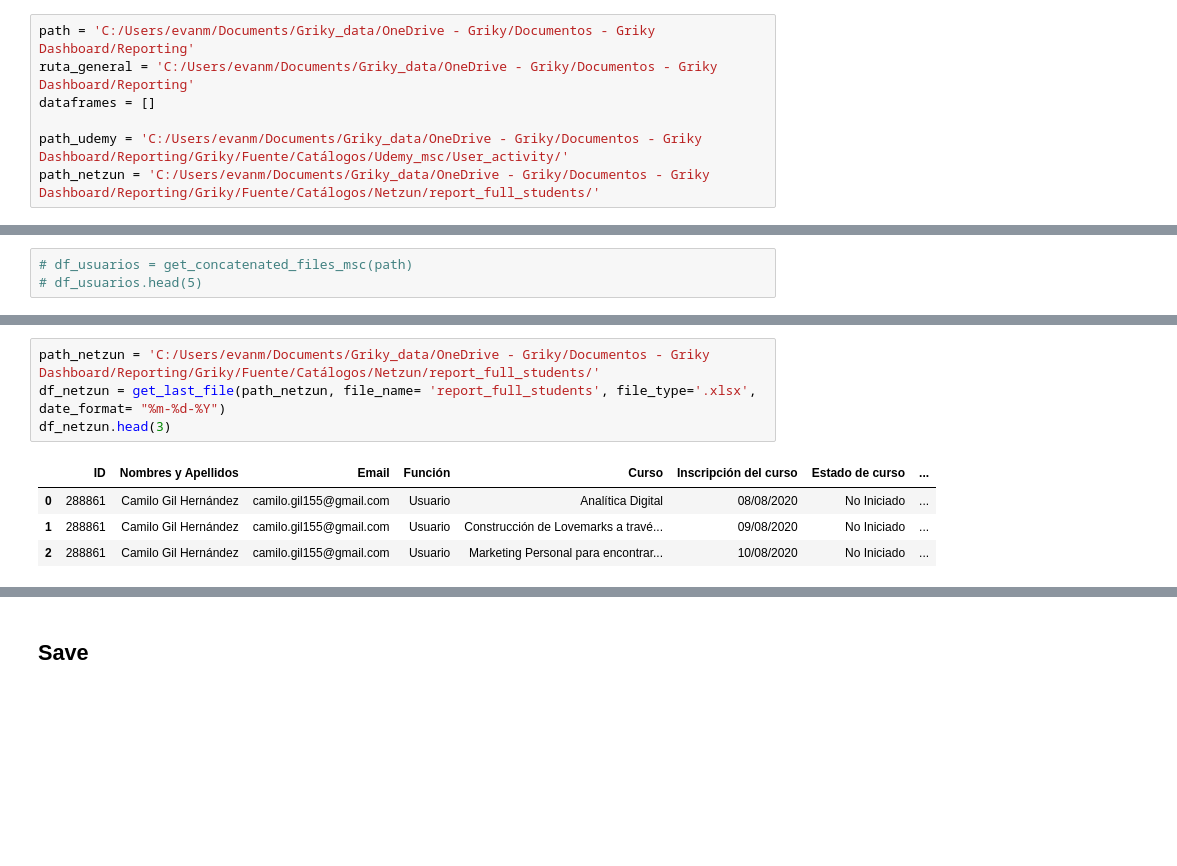
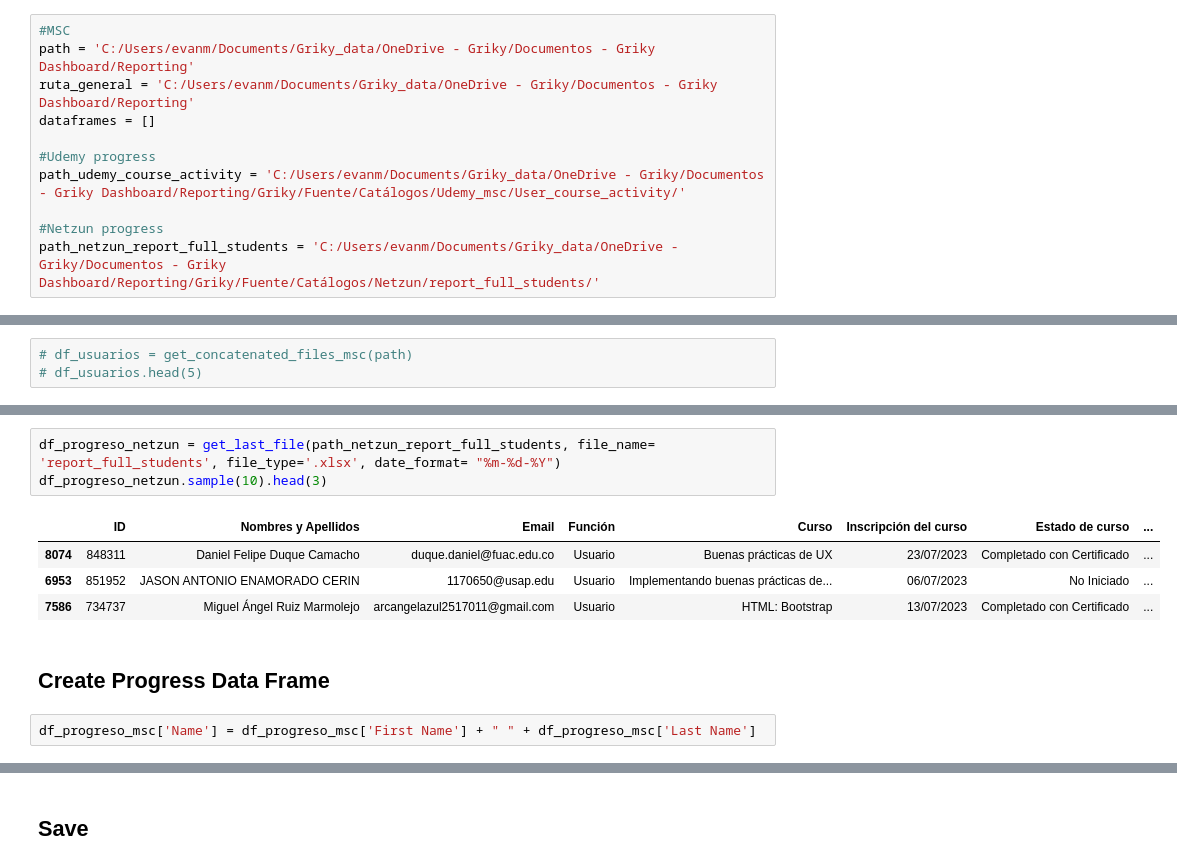
Before and after one commit to estebangaviria/Reporting_Data, a Jupyter notebook: main_.ipynb, the cells around one changed output, grey strips where cells are left out. Cells and saved outputs as stored; diff of their text form; blank space fills up the shorter version.

```diff
--- a/main_.ipynb
+++ b/main_.ipynb
@@ -10,12 +10,16 @@ import glob
 # %% [markdown]
 ## Config Section
 # %%
+#MSC
 path = 'C:/Users/evanm/Documents/Griky_data/OneDrive - Griky/Documentos - Griky Dashboard/Reporting'
 ruta_general = 'C:/Users/evanm/Documents/Griky_data/OneDrive - Griky/Documentos - Griky Dashboard/Reporting'
 dataframes = []
 
-path_udemy = 'C:/Users/evanm/Documents/Griky_data/OneDrive - Griky/Documentos - Griky Dashboard/Reporting/Griky/Fuente/Catálogos/Udemy_msc/User_activity/'
-path_netzun = 'C:/Users/evanm/Documents/Griky_data/OneDrive - Griky/Documentos - Griky Dashboard/Reporting/Griky/Fuente/Catálogos/Netzun/report_full_students/'
+#Udemy progress
+path_udemy_course_activity = 'C:/Users/evanm/Documents/Griky_data/OneDrive - Griky/Documentos - Griky Dashboard/Reporting/Griky/Fuente/Catálogos/Udemy_msc/User_course_activity/'
+
+#Netzun progress
+path_netzun_report_full_students = 'C:/Users/evanm/Documents/Griky_data/OneDrive - Griky/Documentos - Griky Dashboard/Reporting/Griky/Fuente/Catálogos/Netzun/report_full_students/'
 # %%
 today = date.today()
 d1 = today.strftime("%m-%d-%Y")
@@ -96,9 +117,12 @@ df_udemy.head(3)
 # %%
-path_netzun = 'C:/Users/evanm/Documents/Griky_data/OneDrive - Griky/Documentos - Griky Dashboard/Reporting/Griky/Fuente/Catálogos/Netzun/report_full_students/'
-df_netzun = get_last_file(path_netzun, file_name= 'report_full_students', file_type='.xlsx', date_format= "%m-%d-%Y")
-df_netzun.head(3)
+df_progreso_netzun = get_last_file(path_netzun_report_full_students, file_name= 'report_full_students', file_type='.xlsx', date_format= "%m-%d-%Y")
+df_progreso_netzun.sample(10).head(3)
 # %% [output]
 |  | ID | Nombres y Apellidos | Email | Función | Curso | Inscripción del curso | Estado de curso | ... |
-| 0 | 288861 | Camilo Gil Hernández | camilo.gil155@gmail.com | Usuario | Analítica Digital | 08/08/2020 | No Iniciado | ... |
-| 1 | 288861 | Camilo Gil Hernández | camilo.gil155@gmail.com | Usuario | Construcción de Lovemarks a travé... | 09/08/2020 | No Iniciado | ... |
-| 2 | 288861 | Camilo Gil Hernández | camilo.gil155@gmail.com | Usuario | Marketing Personal para encontrar... | 10/08/2020 | No Iniciado | ... |
+| 8074 | 848311 | Daniel Felipe Duque Camacho | duque.daniel@fuac.edu.co | Usuario | Buenas prácticas de UX | 23/07/2023 | Completado con Certificado | ... |
+| 6953 | 851952 | JASON ANTONIO ENAMORADO CERIN | 1170650@usap.edu | Usuario | Implementando buenas prácticas de... | 06/07/2023 | No Iniciado | ... |
+| 7586 | 734737 | Miguel Ángel Ruiz Marmolejo | arcangelazul2517011@gmail.com | Usuario | HTML: Bootstrap | 13/07/2023 | Completado con Certificado | ... |
+# %% [markdown]
+## Create Progress Data Frame
+# %%
+df_progreso_msc['Name'] = df_progreso_msc['First Name'] + " " + df_progreso_msc['Last Name']
```
Also changed, not shown: parts of 8 cells of this notebook.
